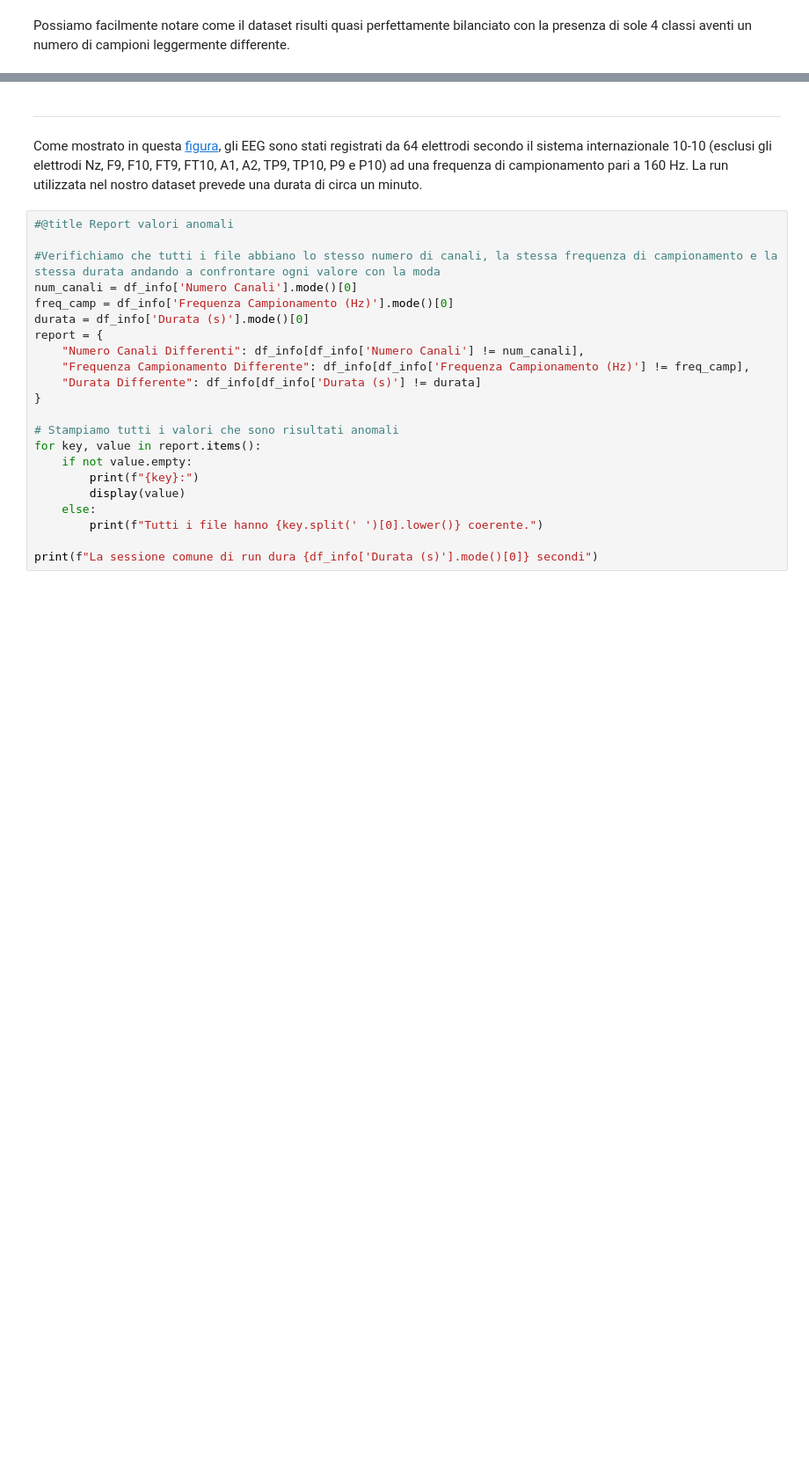
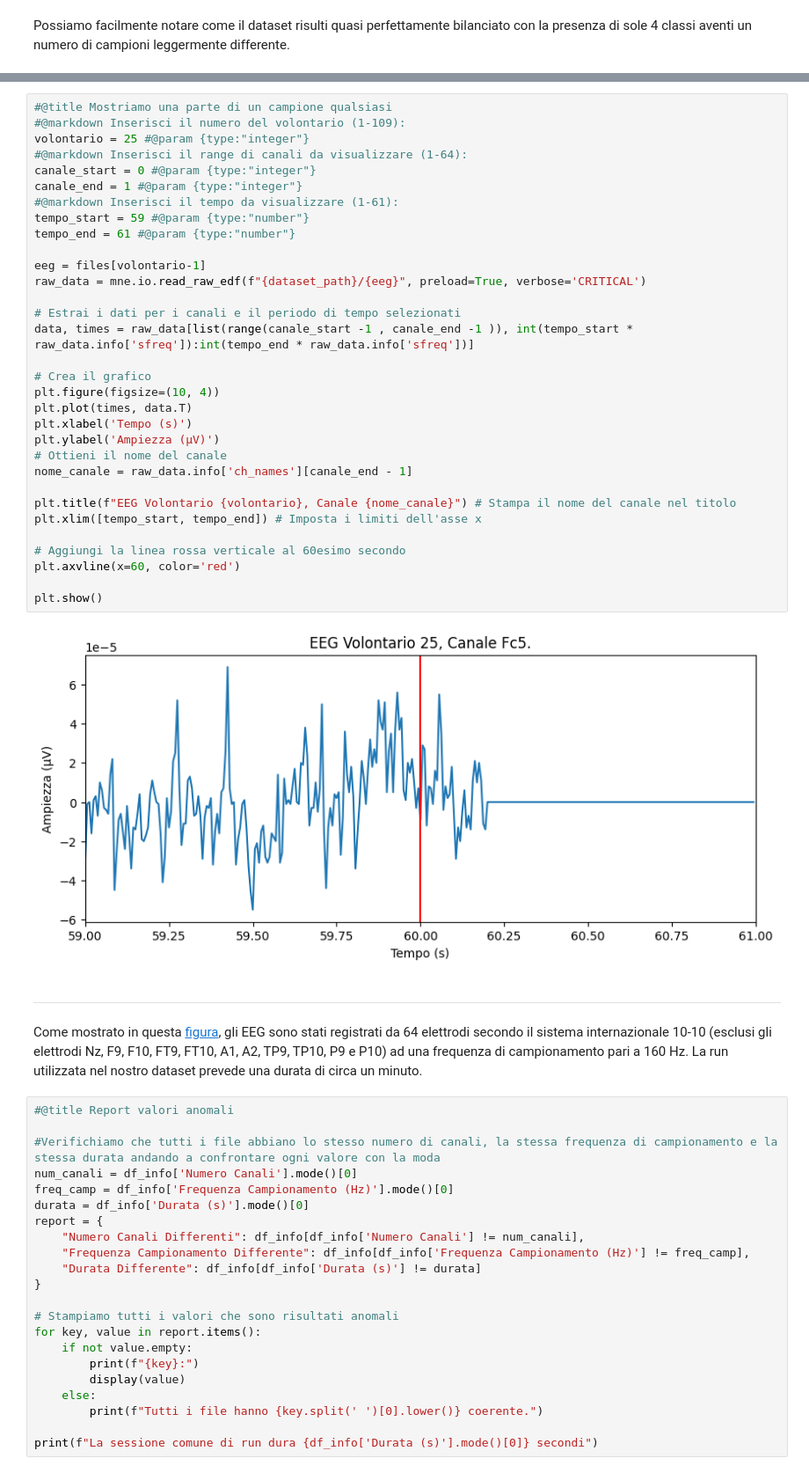
Before and after one commit to Cipe96/EEG-Recognition, a Jupyter notebook: Analisi_Dataset_e_Preprocessing.ipynb, the cells around one changed output, grey strips where cells are left out. Shown at 88% size. Saved outputs shown, nothing was run; the diff lists cells and outputs as text; blank space fills up the shorter version.

```diff
--- a/Analisi_Dataset_e_Preprocessing.ipynb
+++ b/Analisi_Dataset_e_Preprocessing.ipynb
@@ -171,3 +203,37 @@ Possiamo facilmente notare come il dataset risulti quasi perfettamente bilanciat
+# %%
+#@title Mostriamo una parte di un campione qualsiasi
+#@markdown Inserisci il numero del volontario (1-109):
+volontario = 25 #@param {type:"integer"}
+#@markdown Inserisci il range di canali da visualizzare (1-64):
+canale_start = 0 #@param {type:"integer"}
+canale_end = 1 #@param {type:"integer"}
+#@markdown Inserisci il tempo da visualizzare (1-61):
+tempo_start = 59 #@param {type:"number"}
+tempo_end = 61 #@param {type:"number"}
+
+eeg = files[volontario-1]
+raw_data = mne.io.read_raw_edf(f"{dataset_path}/{eeg}", preload=True, verbose='CRITICAL')
+
+# Estrai i dati per i canali e il periodo di tempo selezionati
+data, times = raw_data[list(range(canale_start -1 , canale_end -1 )), int(tempo_start * raw_data.info['sfreq']):int(tempo_end * raw_data.info['sfreq'])]
+
+# Crea il grafico
+plt.figure(figsize=(10, 4))
+plt.plot(times, data.T)
+plt.xlabel('Tempo (s)')
+plt.ylabel('Ampiezza (µV)')
+# Ottieni il nome del canale
+nome_canale = raw_data.info['ch_names'][canale_end - 1]
+
+plt.title(f"EEG Volontario {volontario}, Canale {nome_canale}") # Stampa il nome del canale nel titolo
+plt.xlim([tempo_start, tempo_end]) # Imposta i limiti dell'asse x
+
+# Aggiungi la linea rossa verticale al 60esimo secondo
+plt.axvline(x=60, color='red')
+
+plt.show()
+# %% [output]
+[figure, added]
 # %% [markdown]
 - - - - - - - - - - - - - - - - - - - - - - - - - - - - - - -
 # %% [markdown]
```
Also changed, not shown: parts of 19 cells of this notebook.
